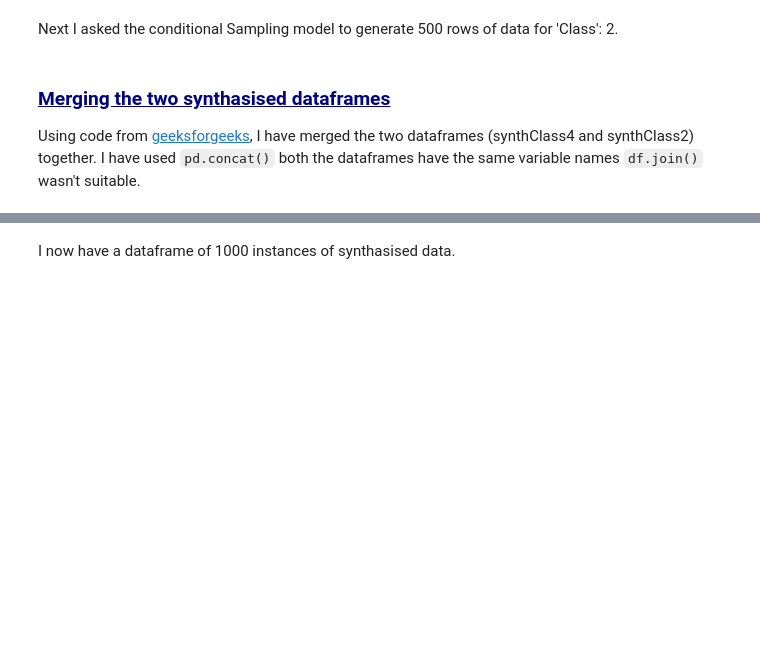
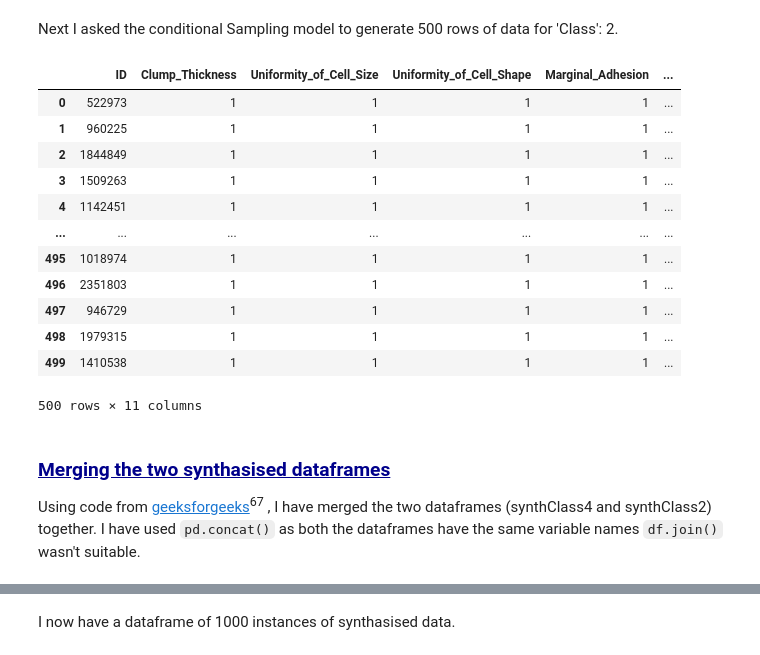
Before and after one commit to OCorry/PfDA-2022-Project-2, a Jupyter notebook: PfDA-2022-Project-2.ipynb, the cells around one changed output, grey strips where cells are left out. Drawn from its saved outputs; the diff is of its cells as text; code cells hidden in the pictures; blank space fills up the shorter version.

```diff
--- a/PfDA-2022-Project-2.ipynb
+++ b/PfDA-2022-Project-2.ipynb
@@ -1060,10 +1089,24 @@ condition = Condition({
     }, num_rows=500)
 # %%
 synthClass2 = model.sample_conditions(conditions=[condition])
-#synthClass2
+synthClass2
+# %% [output]
+|  | ID | Clump_Thickness | Uniformity_of_Cell_Size | Uniformity_of_Cell_Shape | Marginal_Adhesion | ... |
+| 0 | 522973 | 1 | 1 | 1 | 1 | ... |
+| 1 | 960225 | 1 | 1 | 1 | 1 | ... |
+| 2 | 1844849 | 1 | 1 | 1 | 1 | ... |
+| 3 | 1509263 | 1 | 1 | 1 | 1 | ... |
+| 4 | 1142451 | 1 | 1 | 1 | 1 | ... |
+| ... | ... | ... | ... | ... | ... | ... |
+| 495 | 1018974 | 1 | 1 | 1 | 1 | ... |
+| 496 | 2351803 | 1 | 1 | 1 | 1 | ... |
+| 497 | 946729 | 1 | 1 | 1 | 1 | ... |
+| 498 | 1979315 | 1 | 1 | 1 | 1 | ... |
+| 499 | 1410538 | 1 | 1 | 1 | 1 | ... |
+500 rows × 11 columns
 # %% [markdown]
 ### <font color=darkblue><ins>Merging the two synthasised dataframes</ins></font>
-Using code from <a href="https://www.geeksforgeeks.org/merge-two-dataframes-with-same-column-names/" target="_top">geeksforgeeks</a>, I have merged the two dataframes (synthClass4 and synthClass2) together. I have used ``pd.concat()`` both the dataframes have the same variable names ``df.join()`` wasn't suitable.
+Using code from <a href="https://www.geeksforgeeks.org/merge-two-dataframes-with-same-column-names/" target="_top">geeksforgeeks</a><sup>67</sup> , I have merged the two dataframes (synthClass4 and synthClass2) together. I have used ``pd.concat()`` as both the dataframes have the same variable names ``df.join()`` wasn't suitable.
 # %%
 print('Merged Synthasised Dataframe')
 synthDf = pd.concat([synthClass4, synthClass2], axis=0)
```
Also changed, not shown: parts of 38 cells of this notebook.
